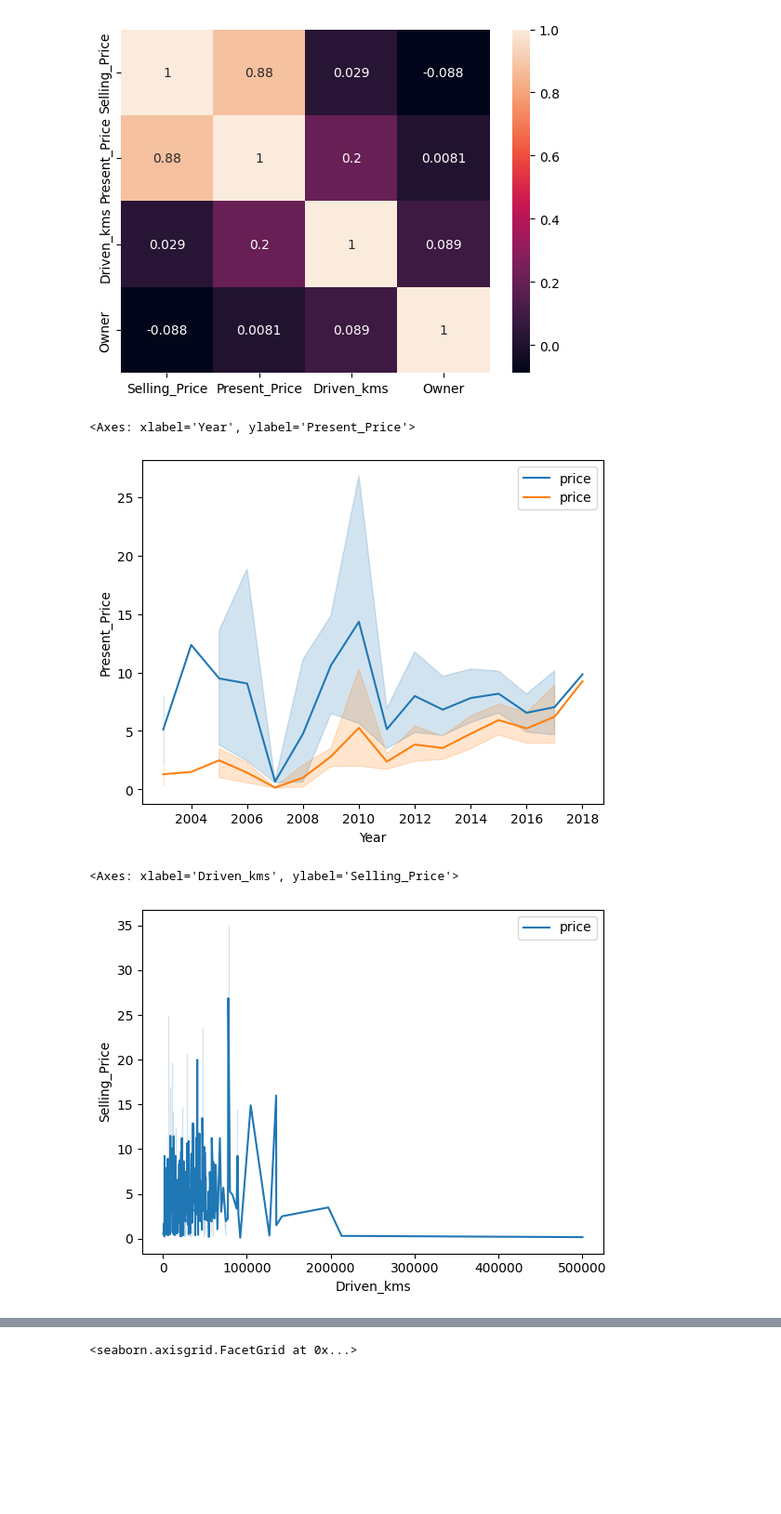
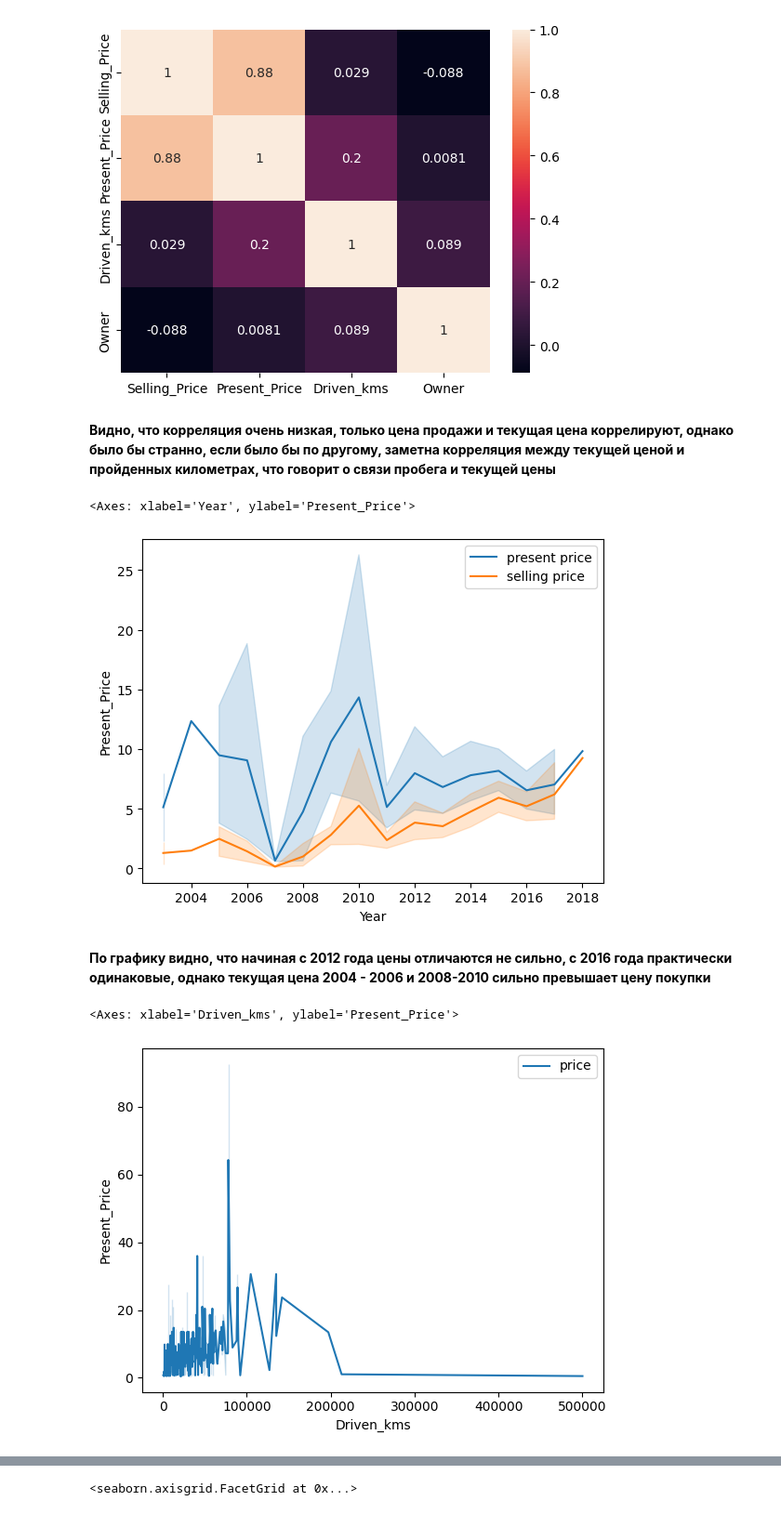
Before and after one commit to SmetaninAS/IISLR1, a Jupyter notebook: eda/cariissm_iz_doma.ipynb, the cells around one changed output, grey strips where cells are left out. Shown at 93% size. Saved outputs shown, nothing was run; the diff lists cells and outputs as text; code cells hidden in the pictures; blank space fills up the shorter version.

```diff
--- a/eda/cariissm_iz_doma.ipynb
+++ b/eda/cariissm_iz_doma.ipynb
@@ -7,2 +8,3 @@ from os import getcwd
 # %%
-df = pd.read_csv('D:\iis\IISLR1\data\car_data.csv')
+#Загрузка датасета
+df = pd.read_csv('..\data\car_data.csv')
@@ -117,14 +138,20 @@ sns.heatmap(feature_correlation, annot=True)
 # %% [output]
 <Axes: >
 [figure]
+# %% [markdown]
+**Видно, что корреляция очень низкая, только цена продажи и текущая цена коррелируют, однако было бы странно, если было бы по другому, заметна корреляция между текущей ценой и пройденных километрах, что говорит о связи пробега и текущей цены**
 # %%
-sns.lineplot(df,x='Year',y='Present_Price', label='price')
-sns.lineplot(df,x='Year',y='Selling_Price', label='price')
+#Линейный график, отражающий зависимость цены продажи и текущей цены от года
+sns.lineplot(df,x='Year',y='Present_Price', label='present price')
+sns.lineplot(df,x='Year',y='Selling_Price', label='selling price')
 # %% [output]
 <Axes: xlabel='Year', ylabel='Present_Price'>
-[figure, old version]
+[figure, new version]
+# %% [markdown]
+**По графику видно, что начиная с 2012 года цены отличаются не сильно, с 2016 года практически одинаковые, однако текущая цена 2004 - 2006 и 2008-2010 сильно превышает цену покупки**
 # %%
-sns.lineplot(df,x='Driven_kms',y='Selling_Price', label='price')
+#Линейный график зависимости  теущей цены от пройденных километров
+sns.lineplot(df,x='Driven_kms',y='Present_Price', label='price')
 # %% [output]
-<Axes: xlabel='Driven_kms', ylabel='Selling_Price'>
+<Axes: xlabel='Driven_kms', ylabel='Present_Price'>
-[figure, old version]
+[figure, new version]
```
Also changed, not shown: parts of 35 cells of this notebook.
